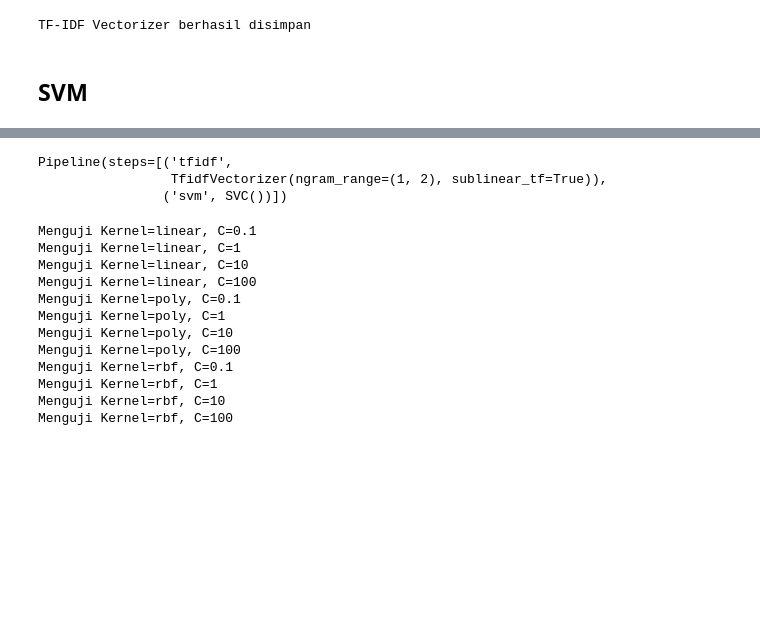
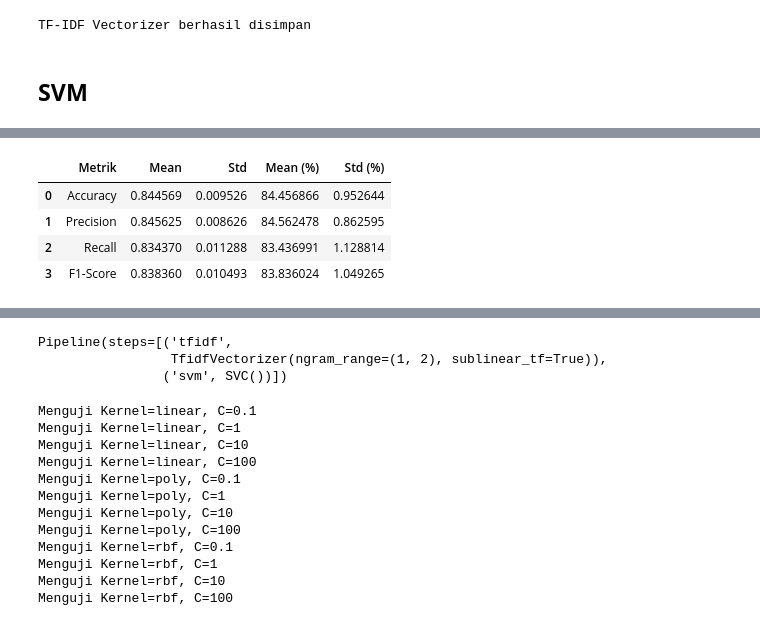
Before and after one commit to rahelitapasaribu/fp-textmining, a Jupyter notebook: notebook/svm.ipynb, the cells around one changed output, grey strips where cells are left out. Drawn from its saved outputs; the diff is of its cells as text; code cells hidden in the pictures; blank space fills up the shorter version.

```diff
--- a/notebook/svm.ipynb
+++ b/notebook/svm.ipynb
@@ -234,0 +305,29 @@ TF-IDF Vectorizer berhasil disimpan
+# %%
+# Menghitung rata-rata dan standar deviasi
+baseline_summary = pd.DataFrame({
+    'Metrik': ['Accuracy', 'Precision', 'Recall', 'F1-Score'],
+    'Mean': [
+        baseline_results['test_accuracy'].mean(),
+        baseline_results['test_precision'].mean(),
+        baseline_results['test_recall'].mean(),
+        baseline_results['test_f1'].mean()
+    ],
+    'Std': [
+        baseline_results['test_accuracy'].std(),
+        baseline_results['test_precision'].std(),
+        baseline_results['test_recall'].std(),
+        baseline_results['test_f1'].std()
+    ]
+})
+
+# Format persentase
+baseline_summary['Mean (%)'] = baseline_summary['Mean'] * 100
+baseline_summary['Std (%)'] = baseline_summary['Std'] * 100
+
+baseline_summary
+# %% [output]
+|  | Metrik | Mean | Std | Mean (%) | Std (%) |
+| 0 | Accuracy | 0.844569 | 0.009526 | 84.456866 | 0.952644 |
+| 1 | Precision | 0.845625 | 0.008626 | 84.562478 | 0.862595 |
+| 2 | Recall | 0.834370 | 0.011288 | 83.436991 | 1.128814 |
+| 3 | F1-Score | 0.838360 | 0.010493 | 83.836024 | 1.049265 |
```
Also changed, not shown: parts of 10 cells of this notebook, 3 other files.
